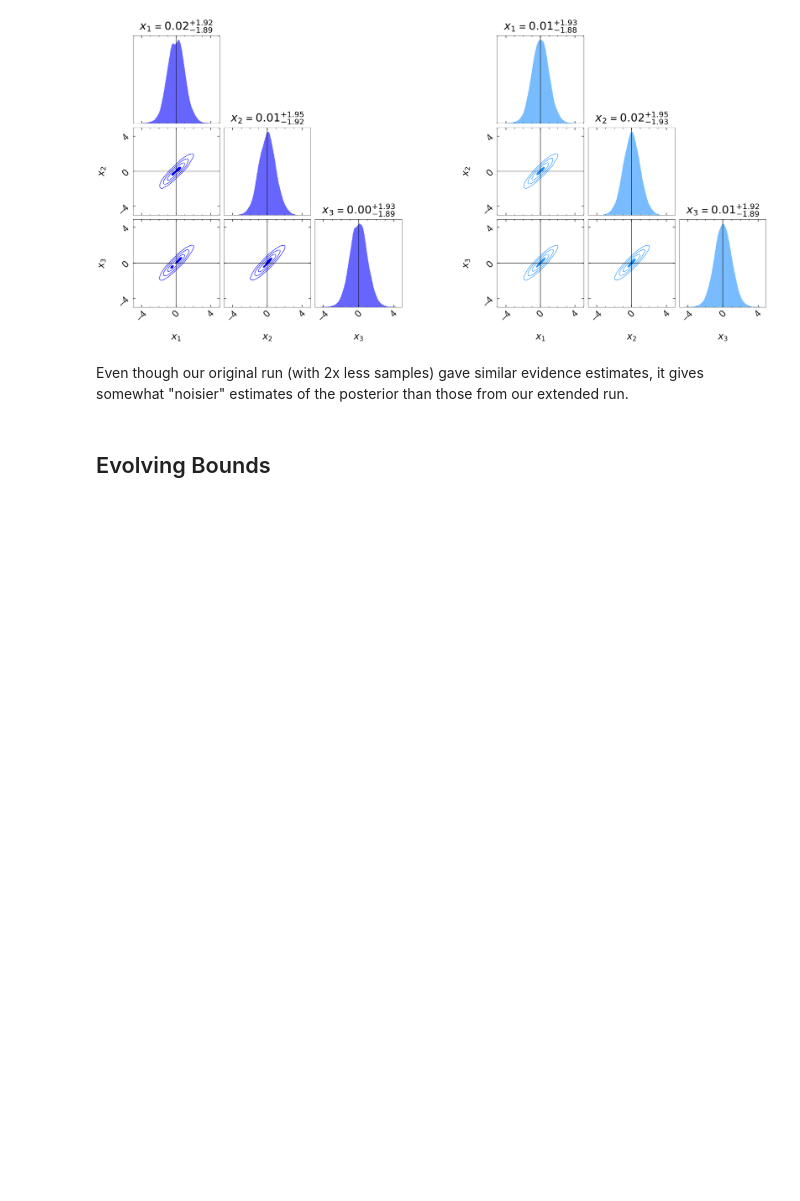
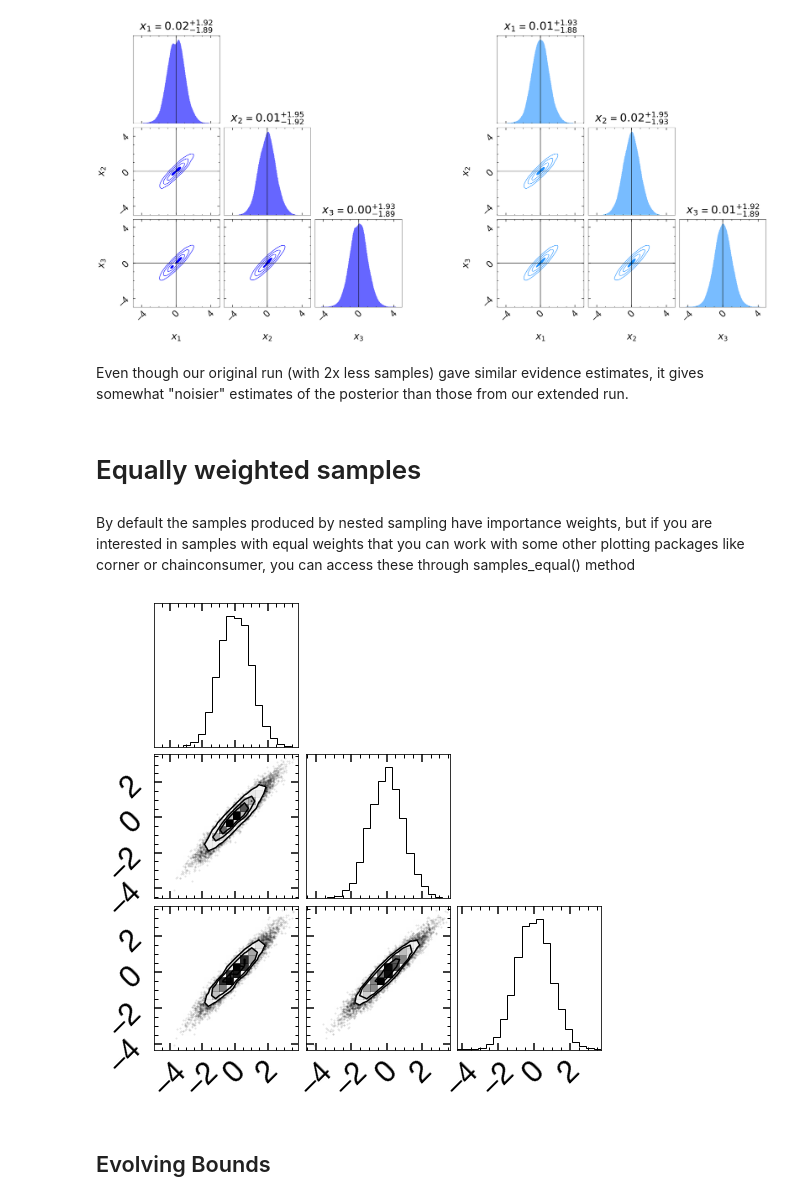
Before and after one commit to joshspeagle/dynesty, a Jupyter notebook: demos/Demo 1 - Overview.ipynb, the cells around one changed output. Cells and saved outputs as stored; diff of their text form; code cells hidden in the pictures; blank space fills up the shorter version.

Commit message:
update notebook to include equal sampling example and also a checkpointing example

```diff
--- a/demos/Demo 1 - Overview.ipynb
+++ b/demos/Demo 1 - Overview.ipynb
@@ -374,6 +399,20 @@ fg, ax = dyplot.cornerplot(res2, color='dodgerblue', truths=[0., 0., 0.], truth_
 [figure]
 # %% [markdown]
 Even though our original run (with 2x less samples) gave similar evidence estimates, it gives somewhat "noisier" estimates of the posterior than those from our extended run.
+# %% [markdown]
+# Equally weighted samples
+# %% [markdown]
+By default the samples produced by nested sampling have importance weights, but if you are interested in samples with equal weights that you can work with some other plotting packages like corner or chainconsumer, you can access these through samples_equal() method
+# %%
+samples_equal = res.samples_equal()
+# %%
+try:
+    import corner
+    corner.corner(samples_equal)
+except ImportError:
+    pass
+# %% [output]
+[figure, added]
 # %% [markdown]
 ## Evolving Bounds
 # %% [markdown]
```
Also changed, not shown: parts of 17 cells of this notebook.
